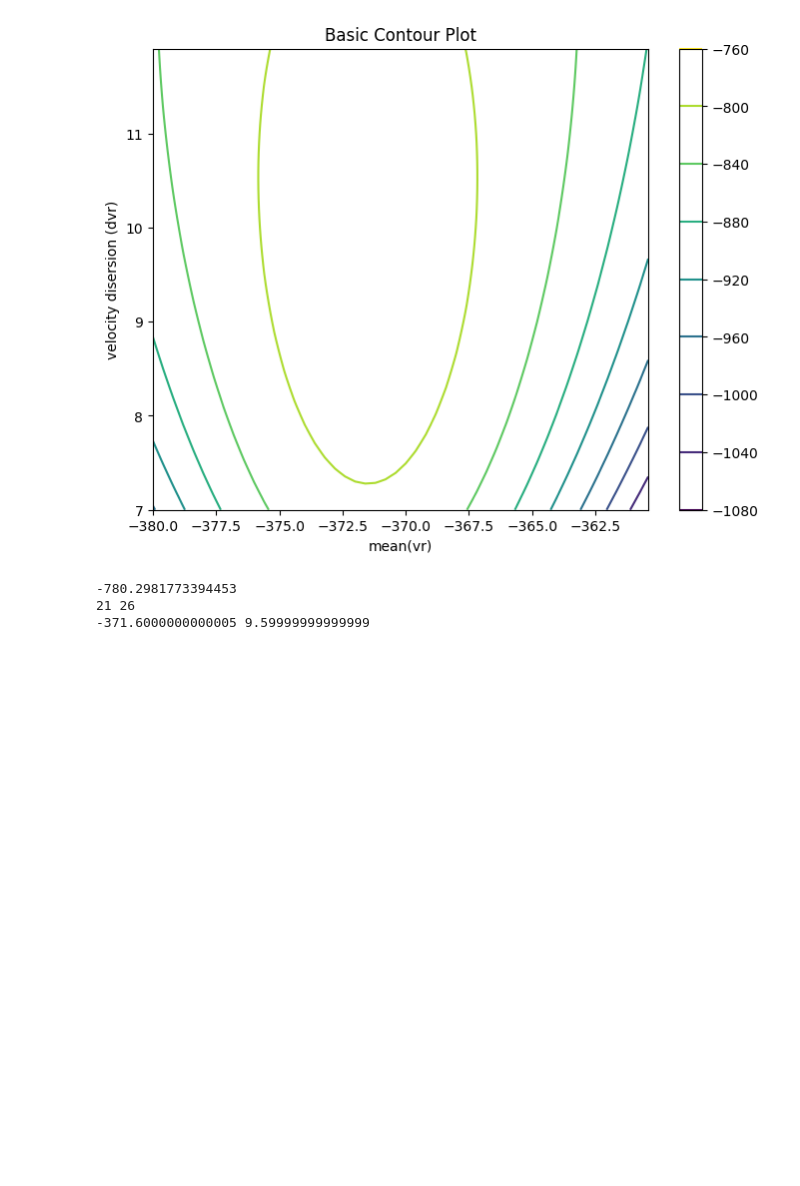
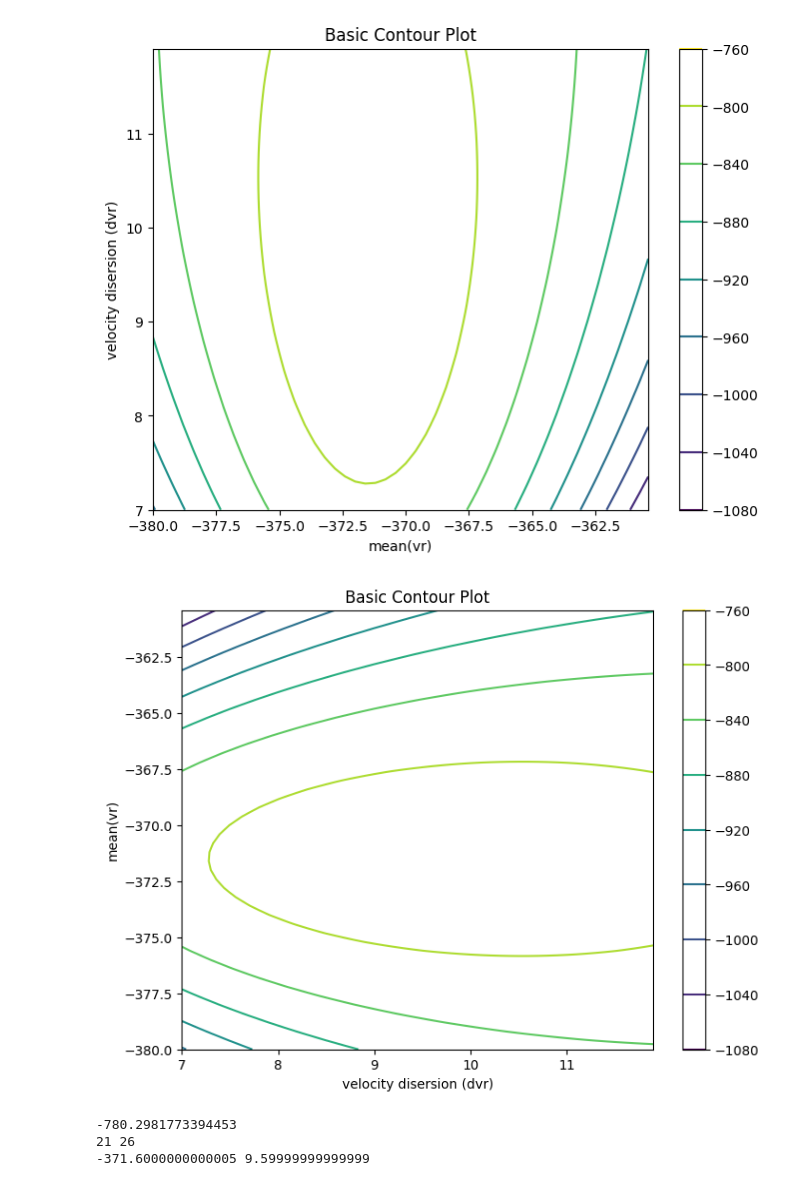
Before and after one commit to zyuan-astro/ss25, a Jupyter notebook: Notebook/Day1.ipynb, the cells around one changed output. Cells and saved outputs as stored; diff of their text form; code cells hidden in the pictures; blank space fills up the shorter version.

```diff
--- a/Notebook/Day1.ipynb
+++ b/Notebook/Day1.ipynb
@@ -83,6 +83,16 @@ plt.ylabel('velocity disersion (dvr)')
 plt.show()
 # %% [output]
 [figure]
+# %%
+plt.figure(figsize=(8, 6))
+contour = plt.contour(dvr_grid, mvr_grid, logL_grid)
+plt.colorbar(contour)  # Add colorbar
+plt.title('Basic Contour Plot')
+plt.ylabel('mean(vr)')
+plt.xlabel('velocity disersion (dvr)')
+plt.show()
+# %% [output]
+[figure, added]
 # %%
 # Let's get the likelihood values instead!
 # In order to do that, we need to the maximum likelihood vaues, as well as parameters that give the maximum likelihood
```
Also changed, not shown: 5 other files.
